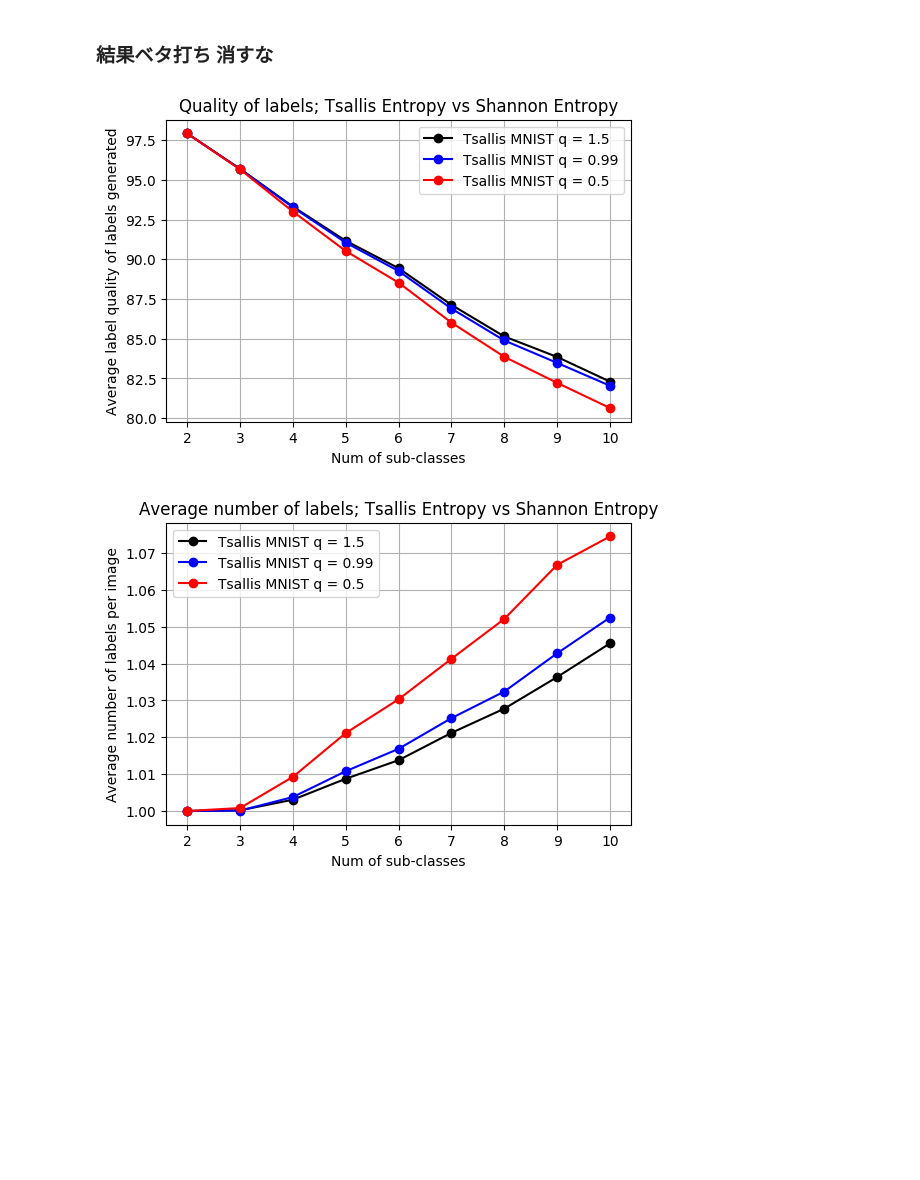
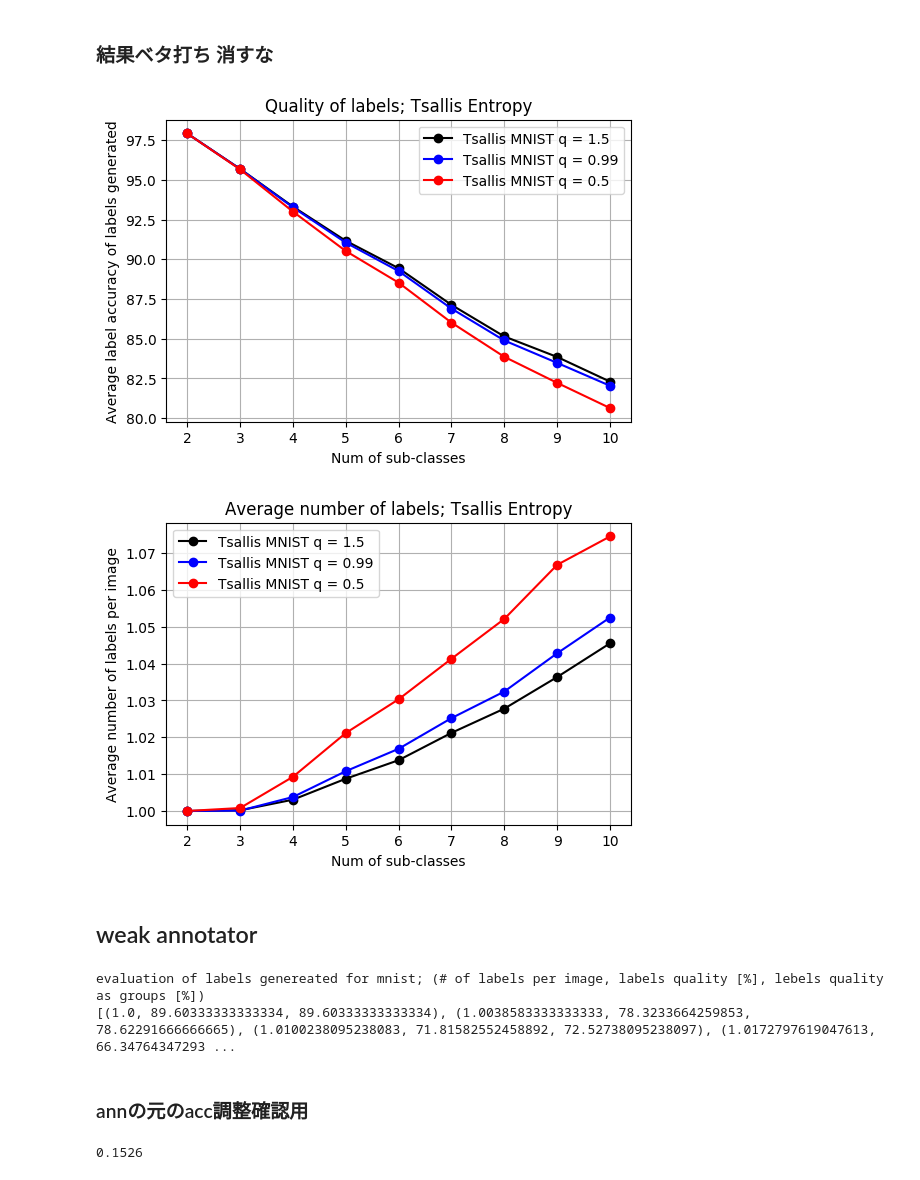
Before and after one commit to 1W1521375/entropy_labelling, a Jupyter notebook: final_experiments/looped-subclasses_tsallis.ipynb, the cells around one changed output. Cells and saved outputs as stored; diff of their text form; code cells hidden in the pictures; blank space fills up the shorter version.

Commit message:
added weak annotator

```diff
--- a/final_experiments/looped-subclasses_tsallis.ipynb
+++ b/final_experiments/looped-subclasses_tsallis.ipynb
@@ -414,25 +415,27 @@ lnum_mnist3 = [e[0] for e in mnist_evals3]
 lqual_mnist3 = [e[1] for e in mnist_evals3]
 # %%
 plt.figure(dpi = 100)
-plt.title("Quality of labels; Tsallis Entropy vs Shannon Entropy")
+plt.title("Quality of labels; Tsallis Entropy")
 plt.plot([i for i in range(2, 11)], lqual_mnist1, marker = "o", color = "k", label = "Tsallis MNIST q = 1.5")
 plt.plot([i for i in range(2, 11)], lqual_mnist2, marker = "o", color = "b", label = "Tsallis MNIST q = 0.99")
 plt.plot([i for i in range(2, 11)], lqual_mnist3, marker = "o", color = "r", label = "Tsallis MNIST q = 0.5")
 plt.xlabel("Num of sub-classes")
-plt.ylabel("Average label quality of labels generated")
+plt.ylabel("Average label accuracy of labels generated")
 plt.legend(loc = "best")
 plt.grid(True)
+plt.savefig("tsallis_labels-acc.pdf")
 # %% [output]
-[figure, old version]
+[figure, new version]
 # %%
 plt.figure(dpi = 100)
-plt.title("Average number of labels; Tsallis Entropy vs Shannon Entropy")
+plt.title("Average number of labels; Tsallis Entropy")
 plt.plot([i for i in range(2, 11)], lnum_mnist1, marker = "o", color = "k", label = "Tsallis MNIST q = 1.5")
 plt.plot([i for i in range(2, 11)], lnum_mnist2, marker = "o", color = "b", label = "Tsallis MNIST q = 0.99")
 plt.plot([i for i in range(2, 11)], lnum_mnist3, marker = "o", color = "r", label = "Tsallis MNIST q = 0.5")
 plt.xlabel("Num of sub-classes")
 plt.ylabel("Average number of labels per image")
 plt.legend(loc = "best")
 plt.grid(True)
+plt.savefig("tsallis_labels-num.pdf")
 # %% [output]
-[figure, old version]
+[figure, new version]
@@ -440,0 +442,36 @@ a = 1
+# %% [markdown]
+## weak annotator
+# %%
+classes = [i for i in range(10)]
+orig_A1, lim_A1 = 10, 2000
+q = 1.5
+mnist_evals = []
+
+fact_10 = factorial(10)
+for k in range(2, 11):
+    a, b, c = 0, 0, 0
+    if k == 10:
+        sample_lnum, sample_lqual, sample_lqual2 = tsallis_ent_scls_eval(q, classes, orig_A1, lim_A1)
+        mnist_evals.append((sample_lnum, sample_lqual, sample_lqual2))
+    else:
+        combi_nk = fact_10//(factorial(k)*factorial(10 - k))
+        for scls in itertools.combinations(classes, k):
+            sample_lnum, sample_lqual, sample_lqual2 = tsallis_ent_scls_eval(q, list(scls), orig_A1, lim_A1)
+            a += sample_lnum
+            b += sample_lqual
+            c += sample_lqual2
+        mnist_evals.append((a/combi_nk, b/combi_nk, c/combi_nk))
+
+print(f"evaluation of labels genereated for mnist; (# of labels per image, labels quality [%], lebels quality as groups [%])\n{mnist_evals}")
+# %% [output]
+evaluation of labels genereated for mnist; (# of labels per image, labels quality [%], lebels quality as groups [%])
+[(1.0, 89.60333333333334, 89.60333333333334), (1.0038583333333333, 78.3233664259853, 78.62291666666665), (1.0100238095238083, 71.81582552458892, 72.52738095238097), (1.0172797619047613, 66.34764347293 ...
+# %% [markdown]
+### annの元のacc調整確認用
+# %%
+orig_A, lim_A = 2, 2000
+model = LR().fit(train_imgs[:orig_A], train_labels[:orig_A])
+acc = accuracy_score(test_labels, model.predict(test_imgs))
+print(acc)
+# %% [output]
+0.1526
```
Also changed, not shown: parts of 6 cells of this notebook, 1 other file.
